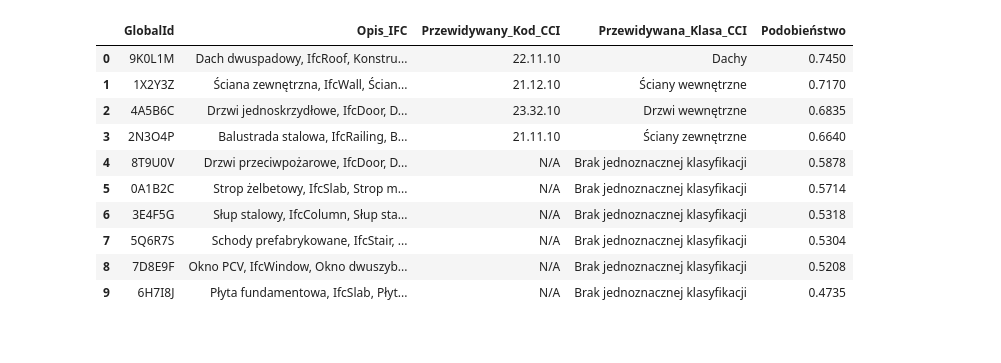
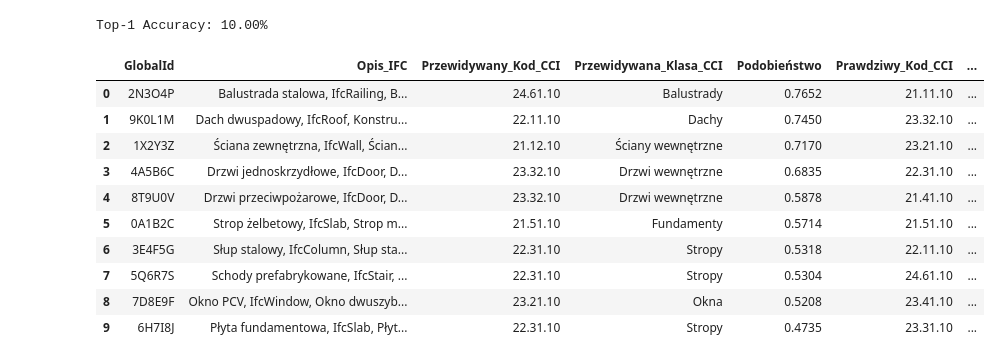
Before and after one commit to DevStranger/BIM-Classification, a Jupyter notebook: notebooks/test.ipynb, the cells around one changed output. Drawn from its saved outputs; the diff is of its cells as text; code cells hidden in the pictures.

```diff
--- a/notebooks/test.ipynb
+++ b/notebooks/test.ipynb
@@ -22,45 +22,55 @@ cci_embeddings = model.encode(cci_df["full_text"].tolist(), convert_to_tensor=Tr
 
 # Dla każdego opisu IFC szukamy najbardziej podobnej klasy CCI
 results = []
-threshold = 0.65  # można regulować wg uznania
+threshold = 0.065  # można regulować wg uznania
 
 for i, ifc_emb in enumerate(ifc_embeddings):
     similarities = util.cos_sim(ifc_emb, cci_embeddings)[0]
     best_idx = similarities.argmax().item()
     best_score = similarities[best_idx].item()
 
     if best_score < threshold:
         # Niepewny wynik
         predicted_code = "N/A"
         predicted_name = "Brak jednoznacznej klasyfikacji"
     else:
         predicted_code = cci_df.loc[best_idx, "code"]
         predicted_name = cci_df.loc[best_idx, "name"]
 
     results.append({
         "GlobalId": ifc_df.loc[i, "GlobalId"],
         "Opis_IFC": ifc_df.loc[i, "Text"],
         "Przewidywany_Kod_CCI": predicted_code,
         "Przewidywana_Klasa_CCI": predicted_name,
         "Podobieństwo": round(best_score, 4)
     })
 
 # Tworzymy DataFrame z wynikami
 results_df = pd.DataFrame(results)
 results_df.sort_values("Podobieństwo", ascending=False, inplace=True)
 results_df.reset_index(drop=True, inplace=True)
 
+# Dodajemy prawdziwe etykiety (ground truth) do DataFrame
+if "Prawdziwy_Kod_CCI" in ifc_df.columns:
+    results_df["Prawdziwy_Kod_CCI"] = ifc_df["Prawdziwy_Kod_CCI"]
+    results_df["Poprawna"] = results_df["Przewidywany_Kod_CCI"] == results_df["Prawdziwy_Kod_CCI"]
+    accuracy = results_df["Poprawna"].mean()
+    print(f"Top-1 Accuracy: {accuracy:.2%}")
+else:
+    print("Brak kolumny Prawdziwy_Kod_CCI.")
+
 # Podgląd
 results_df.head(10)
 # %% [output]
+Top-1 Accuracy: 10.00%
-|  | GlobalId | Opis_IFC | Przewidywany_Kod_CCI | Przewidywana_Klasa_CCI | Podobieństwo |
-| 0 | 9K0L1M | Dach dwuspadowy, IfcRoof, Konstru... | 22.11.10 | Dachy | 0.7450 |
-| 1 | 1X2Y3Z | Ściana zewnętrzna, IfcWall, Ścian... | 21.12.10 | Ściany wewnętrzne | 0.7170 |
-| 2 | 4A5B6C | Drzwi jednoskrzydłowe, IfcDoor, D... | 23.32.10 | Drzwi wewnętrzne | 0.6835 |
-| 3 | 2N3O4P | Balustrada stalowa, IfcRailing, B... | 21.11.10 | Ściany zewnętrzne | 0.6640 |
-| 4 | 8T9U0V | Drzwi przeciwpożarowe, IfcDoor, D... | N/A | Brak jednoznacznej klasyfikacji | 0.5878 |
-| 5 | 0A1B2C | Strop żelbetowy, IfcSlab, Strop m... | N/A | Brak jednoznacznej klasyfikacji | 0.5714 |
-| 6 | 3E4F5G | Słup stalowy, IfcColumn, Słup sta... | N/A | Brak jednoznacznej klasyfikacji | 0.5318 |
-| 7 | 5Q6R7S | Schody prefabrykowane, IfcStair, ... | N/A | Brak jednoznacznej klasyfikacji | 0.5304 |
-| 8 | 7D8E9F | Okno PCV, IfcWindow, Okno dwuszyb... | N/A | Brak jednoznacznej klasyfikacji | 0.5208 |
-| 9 | 6H7I8J | Płyta fundamentowa, IfcSlab, Płyt... | N/A | Brak jednoznacznej klasyfikacji | 0.4735 |
+|  | GlobalId | Opis_IFC | Przewidywany_Kod_CCI | Przewidywana_Klasa_CCI | Podobieństwo | Prawdziwy_Kod_CCI | ... |
+| 0 | 2N3O4P | Balustrada stalowa, IfcRailing, B... | 24.61.10 | Balustrady | 0.7652 | 21.11.10 | ... |
+| 1 | 9K0L1M | Dach dwuspadowy, IfcRoof, Konstru... | 22.11.10 | Dachy | 0.7450 | 23.32.10 | ... |
+| 2 | 1X2Y3Z | Ściana zewnętrzna, IfcWall, Ścian... | 21.12.10 | Ściany wewnętrzne | 0.7170 | 23.21.10 | ... |
+| 3 | 4A5B6C | Drzwi jednoskrzydłowe, IfcDoor, D... | 23.32.10 | Drzwi wewnętrzne | 0.6835 | 22.31.10 | ... |
+| 4 | 8T9U0V | Drzwi przeciwpożarowe, IfcDoor, D... | 23.32.10 | Drzwi wewnętrzne | 0.5878 | 21.41.10 | ... |
+| 5 | 0A1B2C | Strop żelbetowy, IfcSlab, Strop m... | 21.51.10 | Fundamenty | 0.5714 | 21.51.10 | ... |
+| 6 | 3E4F5G | Słup stalowy, IfcColumn, Słup sta... | 22.31.10 | Stropy | 0.5318 | 22.11.10 | ... |
+| 7 | 5Q6R7S | Schody prefabrykowane, IfcStair, ... | 22.31.10 | Stropy | 0.5304 | 24.61.10 | ... |
+| 8 | 7D8E9F | Okno PCV, IfcWindow, Okno dwuszyb... | 23.21.10 | Okna | 0.5208 | 23.41.10 | ... |
+| 9 | 6H7I8J | Płyta fundamentowa, IfcSlab, Płyt... | 22.31.10 | Stropy | 0.4735 | 23.31.10 | ... |
```
Also changed, not shown: parts of 1 cell of this notebook, 1 other file.
